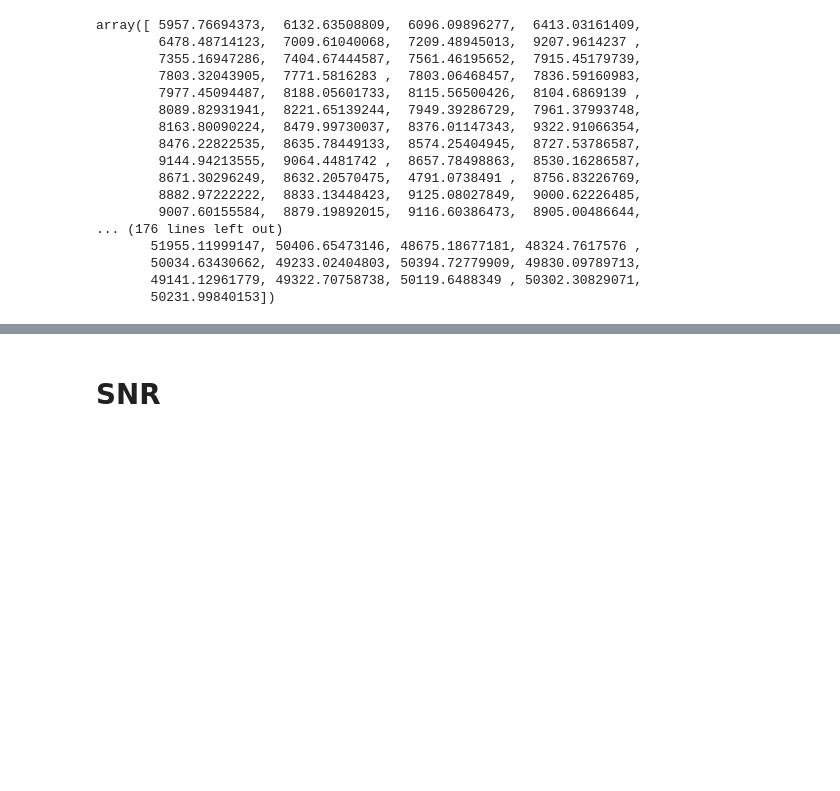
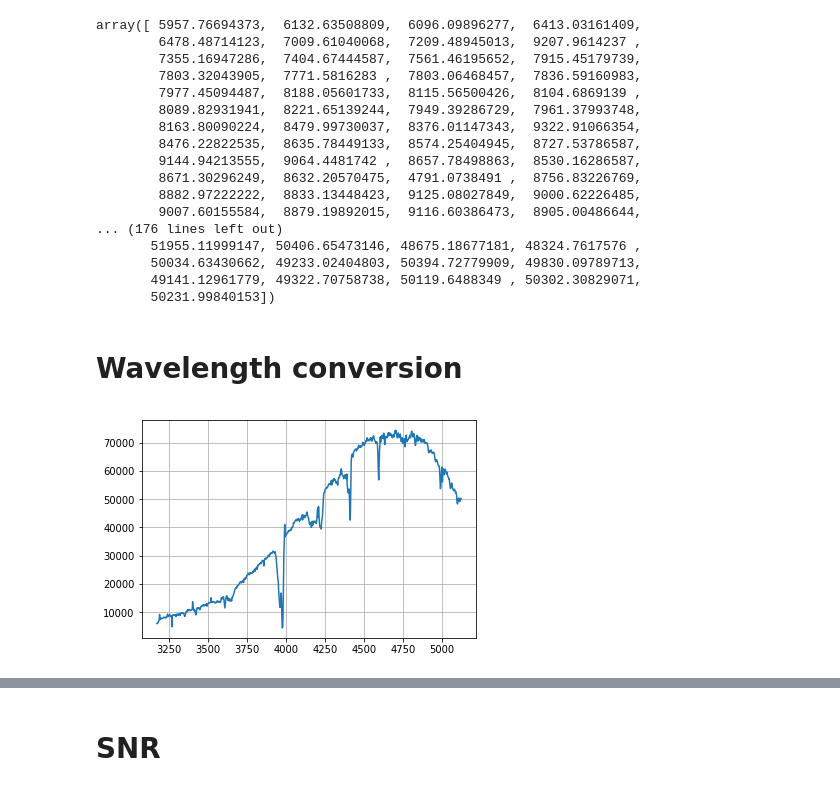
Before and after one commit to vegerot/Techniques, a Jupyter notebook: ObservingProject/Preprocessing.ipynb, the cells around one changed output, grey strips where cells are left out. Drawn from its saved outputs; the diff is of its cells as text; code cells hidden in the pictures; blank space fills up the shorter version.

Commit message:
Converted pixel location to wavelength

```diff
--- a/ObservingProject/Preprocessing.ipynb
+++ b/ObservingProject/Preprocessing.ipynb
@@ -476,0 +438,15 @@ for i in range(0,510):
+# %% [markdown]
+# Wavelength conversion
+# %%
+#spec[1,:]
+pancakes=np.polyval(pfit,np.arange(1,766))
+#pancakes.size
+#spec.shape
+#for i in range(len(pancakes)):
+ #   print(pancakes[i],spec[250:350,:].sum(axis=0)[i])
+#print(pancakes)
+plt.plot(pancakes,spec[250:350,:].sum(axis=0))
+plt.grid()
+##Angstroms
+# %% [output]
+[figure, added]
```
Also changed, not shown: parts of 19 cells of this notebook, 3 other files.
